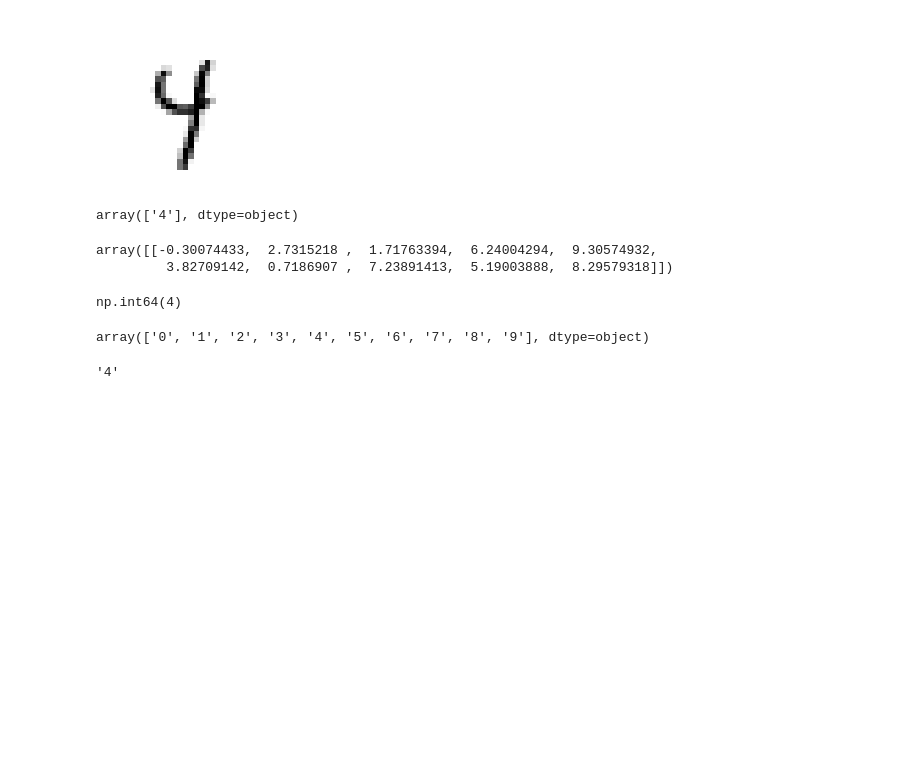
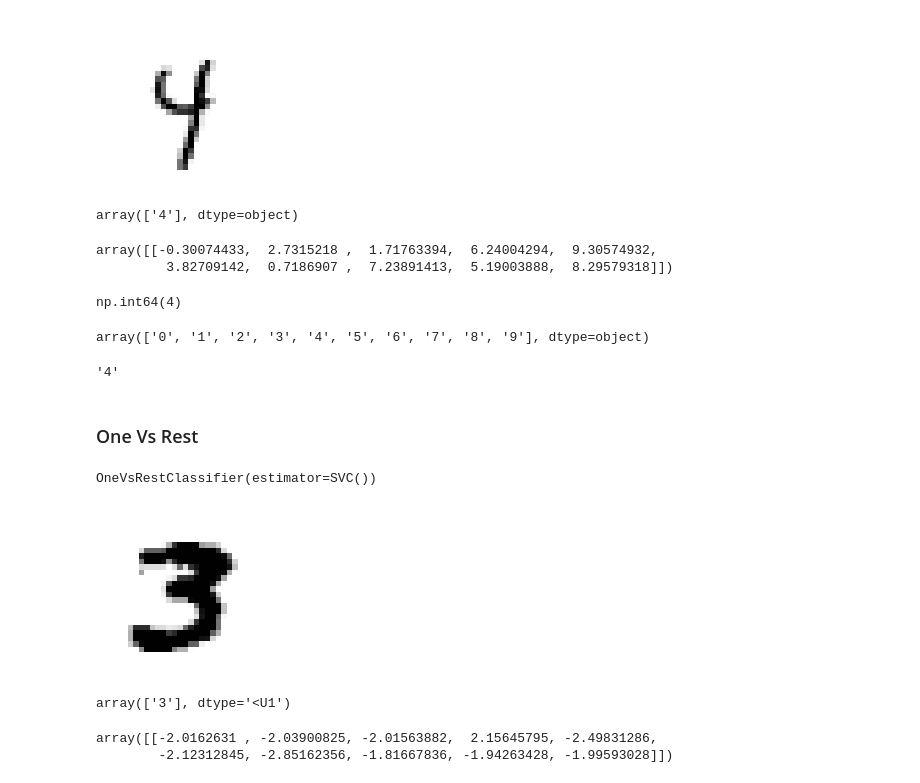
Before and after one commit to KumudithaSilva/Sklearn-ML, a Jupyter notebook: ML_Classification/minest.ipynb, the cells around one changed output. Saved outputs shown, nothing was run; the diff lists cells and outputs as text; code cells hidden in the pictures; blank space fills up the shorter version.

```diff
--- a/ML_Classification/minest.ipynb
+++ b/ML_Classification/minest.ipynb
@@ -406,3 +406,5 @@ array(['0', '1', '2', '3', '4', '5', '6', '7', '8', '9'], dtype=object)
 svm_clf.classes_[4]
 # %% [output]
 '4'
+# %% [markdown]
+### One Vs Rest
@@ -408,0 +413,25 @@ svm_clf.classes_[4]
+# %%
+ovr_clf = OneVsRestClassifier(SVC())
+ovr_clf.fit(X_train[0:6000], y_train[0:6000])
+# %% [output]
+OneVsRestClassifier(estimator=SVC())
+# %%
+some_digit_multy = X[27:28].to_numpy()
+some_digit_multy_image_ovr = some_digit_multy.reshape(28, 28)
+# %%
+plt.figure(figsize=(2, 2))
+plt.imshow(some_digit_multy_image_ovr, cmap="binary")
+plt.axis("off")
+plt.show()
+# %% [output]
+[figure, added]
+# %%
+ovr_clf.predict(some_digit_multy)
+# %% [output]
+array(['3'], dtype='<U1')
+# %%
+some_digit_multi_ovr_score = ovr_clf.decision_function(some_digit_multy)
+some_digit_multi_ovr_score
+# %% [output]
+array([[-2.0162631 , -2.03900825, -2.01563882,  2.15645795, -2.49831286,
+        -2.12312845, -2.85162356, -1.81667836, -1.94263428, -1.99593028]])
```
Also changed, not shown: parts of 2 cells of this notebook.
